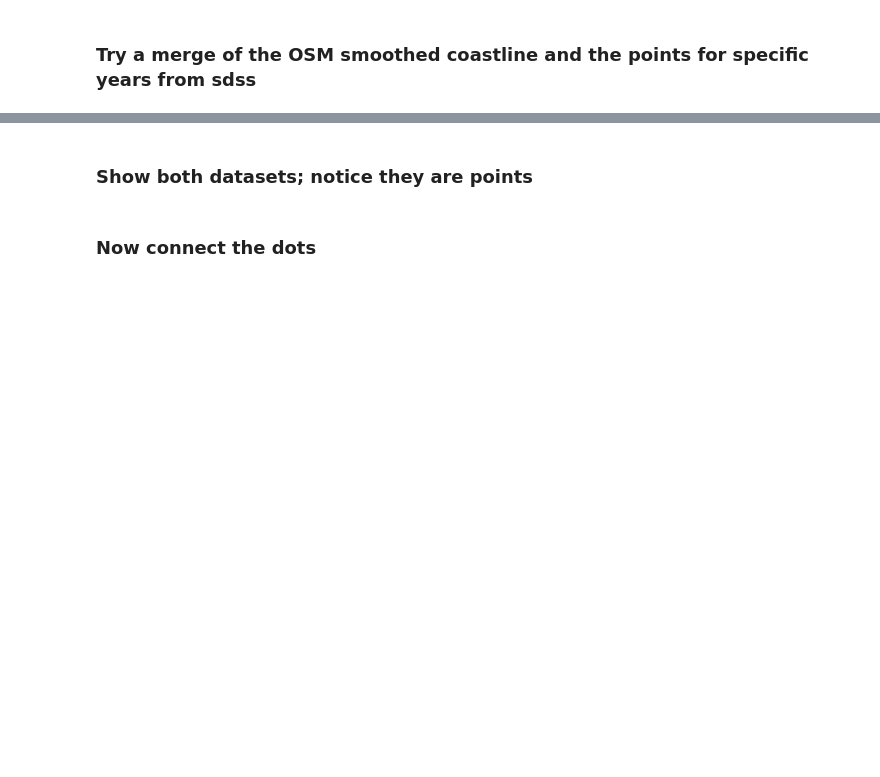
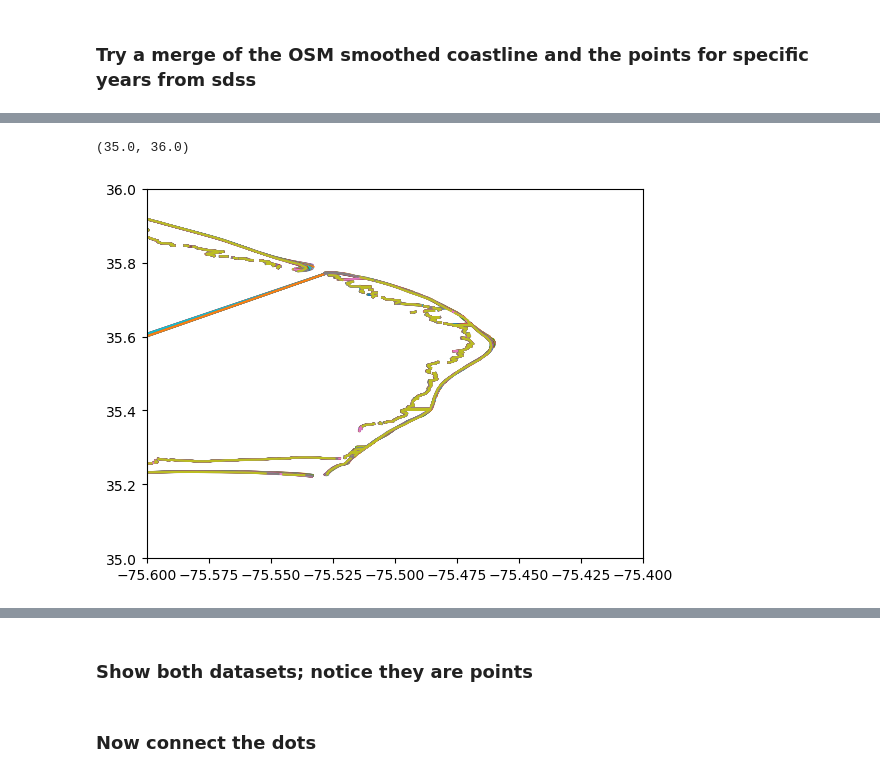
Before and after one commit to danoroelvink/Coastlines4ShorelineS, a Jupyter notebook: notebooks/extract_shorelines_for_specific_years.ipynb, the cells around one changed output, grey strips where cells are left out. Drawn from its saved outputs; the diff is of its cells as text; code cells hidden in the pictures; blank space fills up the shorter version.

Commit message:
Include pivot to alongshore - time
Includes pivot to convert to 2D xarray along coastline points and time

```diff
--- a/notebooks/extract_shorelines_for_specific_years.ipynb
+++ b/notebooks/extract_shorelines_for_specific_years.ipynb
@@ -135,3 +225,5 @@ sdss_2010
 ### Try a merge of the OSM smoothed coastline and the points for specific years from sdss
 # %%
 merge_2010=pd.merge(transects_roi[["tr_name","lon","lat"]],sdss_2010,how="left",on="tr_name")
+# %%
+merge=pd.merge(transects_roi[["tr_name","lon","lat"]],sdss,how="left",on="tr_name")
@@ -137,0 +246,18 @@ merge_2010=pd.merge(transects_roi[["tr_name","lon","lat"]],sdss_2010,how="left",
+# %%
+import netCDF4
+
+gdf = gpd.GeoDataFrame(merge)
+gdf['time'] = pd.to_datetime(gdf['time'])
+
+# Pivot the data
+lon_pivot = gdf.pivot(index='time', columns='tr_name', values='lon_y')
+lat_pivot = gdf.pivot(index='time', columns='tr_name', values='lat_y')
+
+# Convert the pivot tables to xarray DataArray
+lon_xr = xr.DataArray(lon_pivot)
+lat_xr = xr.DataArray(lat_pivot)
+
+# Create a Dataset from the DataArrays
+ds = xr.Dataset({'lon': lon_xr, 'lat': lat_xr})
+ds.to_netcdf('test.nc')
+print(ds)
@@ -137,0 +273,29 @@ merge_2010=pd.merge(transects_roi[["tr_name","lon","lat"]],sdss_2010,how="left",
+# %%
+# Plotting
+import matplotlib.pyplot as plt
+import matplotlib.dates as mdates
+
+fig, ax = plt.subplots()
+
+# Define the colormap
+cmap = plt.cm.get_cmap('rainbow', len(ds.time))
+
+# Extract the unique years
+years = pd.to_datetime(ds.time.values)
+unique_years = sorted(set(years))
+
+for i, year in enumerate(unique_years):
+    # Select data for the specific year
+    year_data = ds.sel(time=year)
+    plt.plot(year_data.lon,year_data.lat)
+    gdf_year=gpd.GeoDataFrame({"lon":year_data.lon,"lat":year_data.lat})
+    # Convert lon and lat to geometry
+    gdf_year['geometry'] = gpd.points_from_xy(gdf_year.lon, gdf_year.lat)
+    gdf_year = gdf_year.set_crs(epsg=4326)  # WGS 84
+
+plt.xlim(-75.6, -75.4)
+plt.ylim(35,36
+         )
+# %% [output]
+(35.0, 36.0)
+[figure, added]
```
Also changed, not shown: parts of 26 cells of this notebook, 2 other files.
